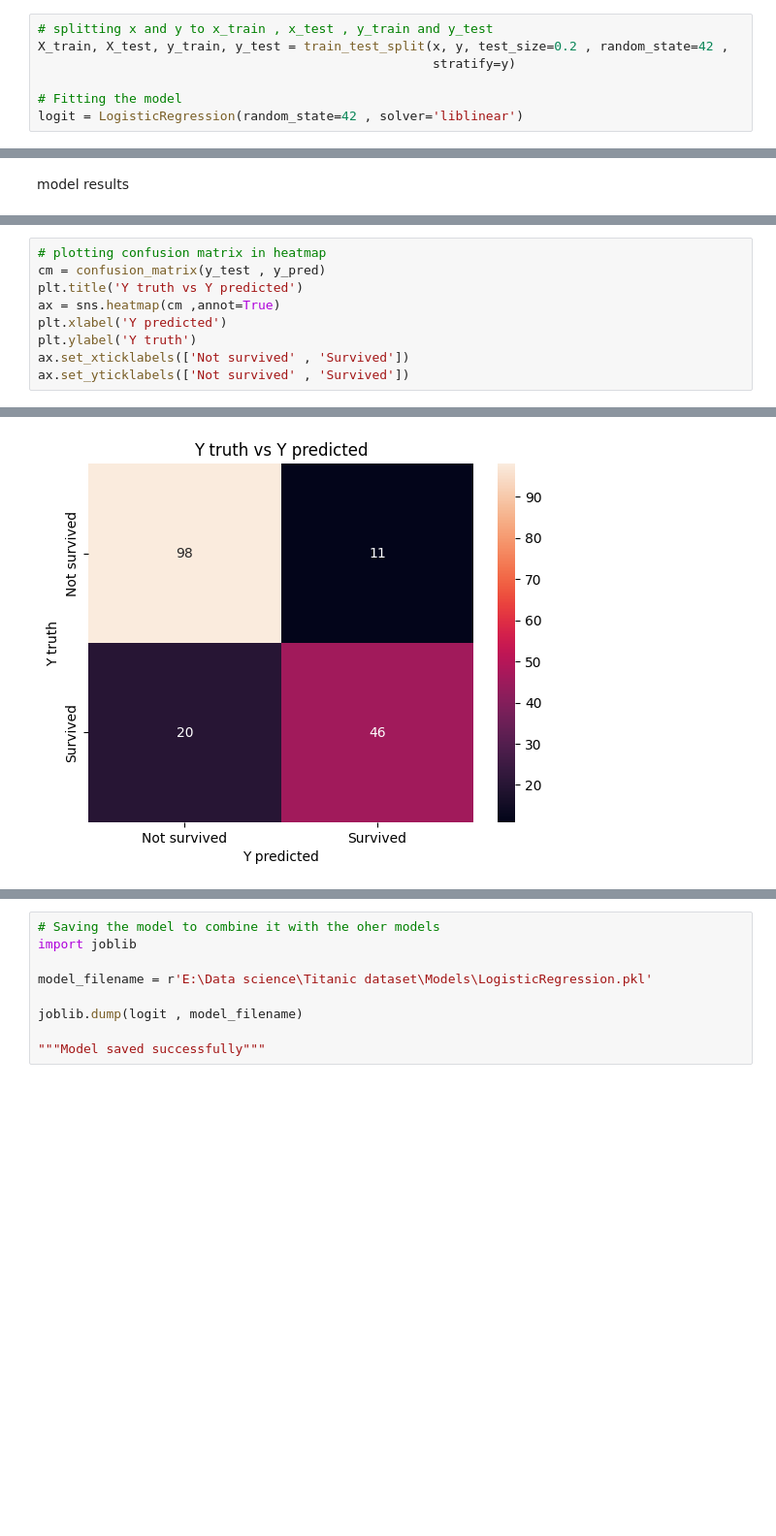
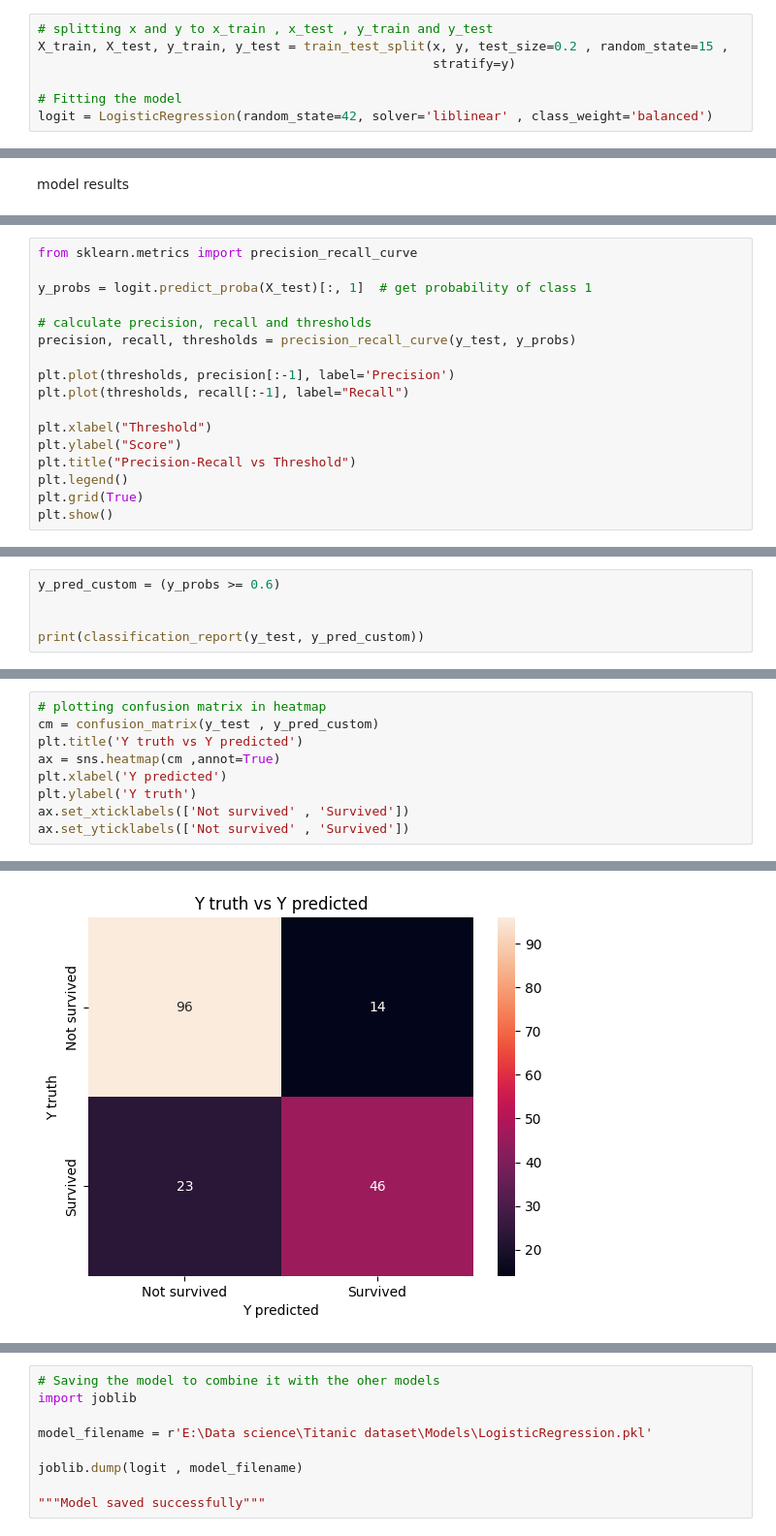
Before and after one commit to MinaGO1/Titanic-dataset, a Jupyter notebook: notebooks/Data Modeling/Logistic_Regression.ipynb, the cells around one changed output, grey strips where cells are left out. Shown at 97% size. Saved outputs shown, nothing was run; the diff lists cells and outputs as text; blank space fills up the shorter version.

```diff
--- a/notebooks/Data Modeling/Logistic_Regression.ipynb
+++ b/notebooks/Data Modeling/Logistic_Regression.ipynb
@@ -241,11 +241,11 @@ predict_df.drop(['Sex' , 'Embarked'] , axis=1 , inplace=True)
 ### Fitting the model
 # %%
 # splitting x and y to x_train , x_test , y_train and y_test
-X_train, X_test, y_train, y_test = train_test_split(x, y, test_size=0.2 , random_state=42 ,
+X_train, X_test, y_train, y_test = train_test_split(x, y, test_size=0.2 , random_state=15 ,
                                                     stratify=y)
 
 # Fitting the model
-logit = LogisticRegression(random_state=42 , solver='liblinear')
+logit = LogisticRegression(random_state=42, solver='liblinear' , class_weight='balanced')
 # %%
 accuracy , f1 = accuracy_f1_scores(X_train , y_train , logit)
 # %% [output]
@@ -276,0 +297,17 @@ F1 drop percentages:  1.6%
+# %%
+from sklearn.metrics import precision_recall_curve
+
+y_probs = logit.predict_proba(X_test)[:, 1]  # get probability of class 1
+
+# calculate precision, recall and thresholds
+precision, recall, thresholds = precision_recall_curve(y_test, y_probs)
+
+plt.plot(thresholds, precision[:-1], label='Precision')
+plt.plot(thresholds, recall[:-1], label="Recall")
+
+plt.xlabel("Threshold")
+plt.ylabel("Score")
+plt.title("Precision-Recall vs Threshold")
+plt.legend()
+plt.grid(True)
+plt.show()
@@ -276,0 +318,5 @@ F1 drop percentages:  1.6%
+# %%
+y_pred_custom = (y_probs >= 0.6)
+
+
+print(classification_report(y_test, y_pred_custom))
@@ -277,15 +334,15 @@ F1 drop percentages:  1.6%
 # %%
 # plotting confusion matrix in heatmap
-cm = confusion_matrix(y_test , y_pred)
+cm = confusion_matrix(y_test , y_pred_custom)
 plt.title('Y truth vs Y predicted')
 ax = sns.heatmap(cm ,annot=True)
 plt.xlabel('Y predicted')
 plt.ylabel('Y truth')
 ax.set_xticklabels(['Not survived' , 'Survived'])
 ax.set_yticklabels(['Not survived' , 'Survived'])
 # %% [output]
 [Text(0, 0.5, 'Not survived'), Text(0, 1.5, 'Survived')]
-[figure, old version]
+[figure, new version]
 # %%
 x.head()
 # %% [output]
```
Also changed, not shown: parts of 23 cells of this notebook, 18 other files.
